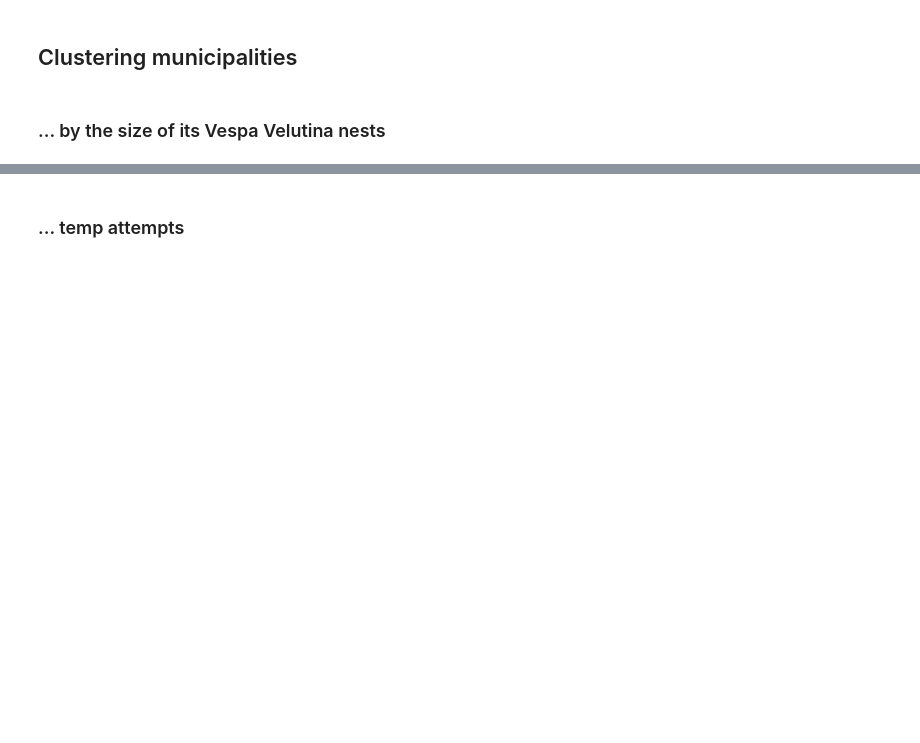
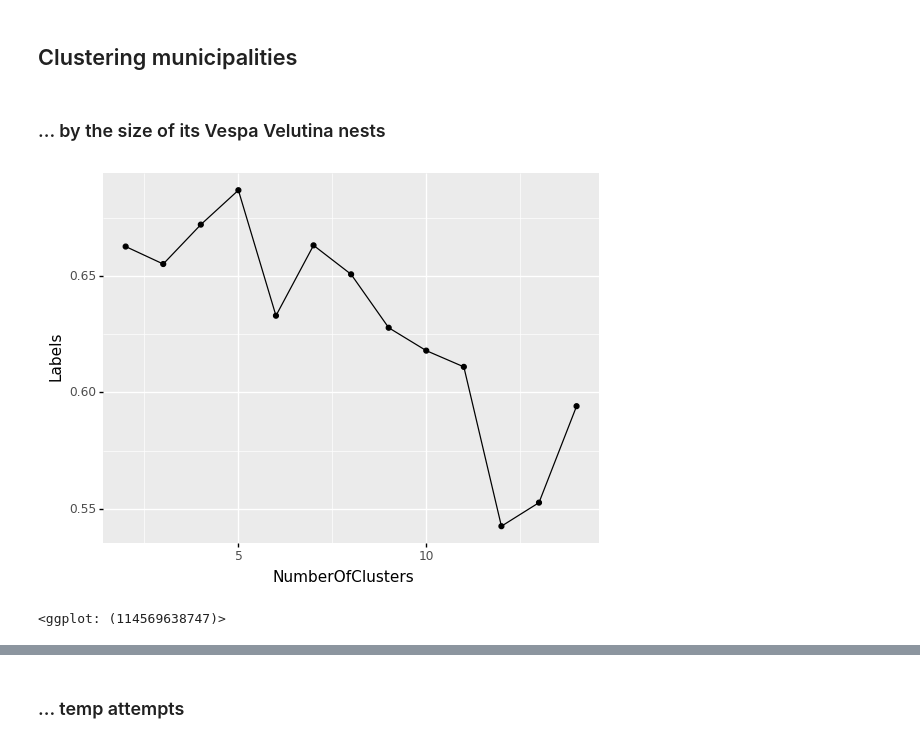
Before and after one commit to IEwaspbusters/KopuruVespaCompetitionIE, a Jupyter notebook: Competition_subs/2021-06-09_submit FINAL/feeder_months/workerbee03_NESTS.ipynb, the cells around one changed output, grey strips where cells are left out. Cells and saved outputs as stored; diff of their text form; code cells hidden in the pictures; blank space fills up the shorter version.

```diff
--- a/Competition_subs/2021-06-09_submit FINAL/feeder_months/workerbee03_NESTS.ipynb
+++ b/Competition_subs/2021-06-09_submit FINAL/feeder_months/workerbee03_NESTS.ipynb
@@ -541,7 +538,10 @@ sizeMatters = all_the_queens_wasps_TRAIN.loc[:, ['municip_code', 'fv_size_xxsmal
 # %%
 sizeSilhouette = silueta(15, sizeMatters)
 # %%
-#ggplot(aes(x='NumberOfClusters', y='Labels'), sizeSilhouette) + geom_line() + geom_point()
+ggplot(aes(x='NumberOfClusters', y='Labels'), sizeSilhouette) + geom_line() + geom_point()
+# %% [output]
+[figure, added]
+<ggplot: (114569638747)>
 # %%
 clustersby_size = 5
 # %%
```
Also changed, not shown: parts of 19 cells of this notebook, 21 other files.
